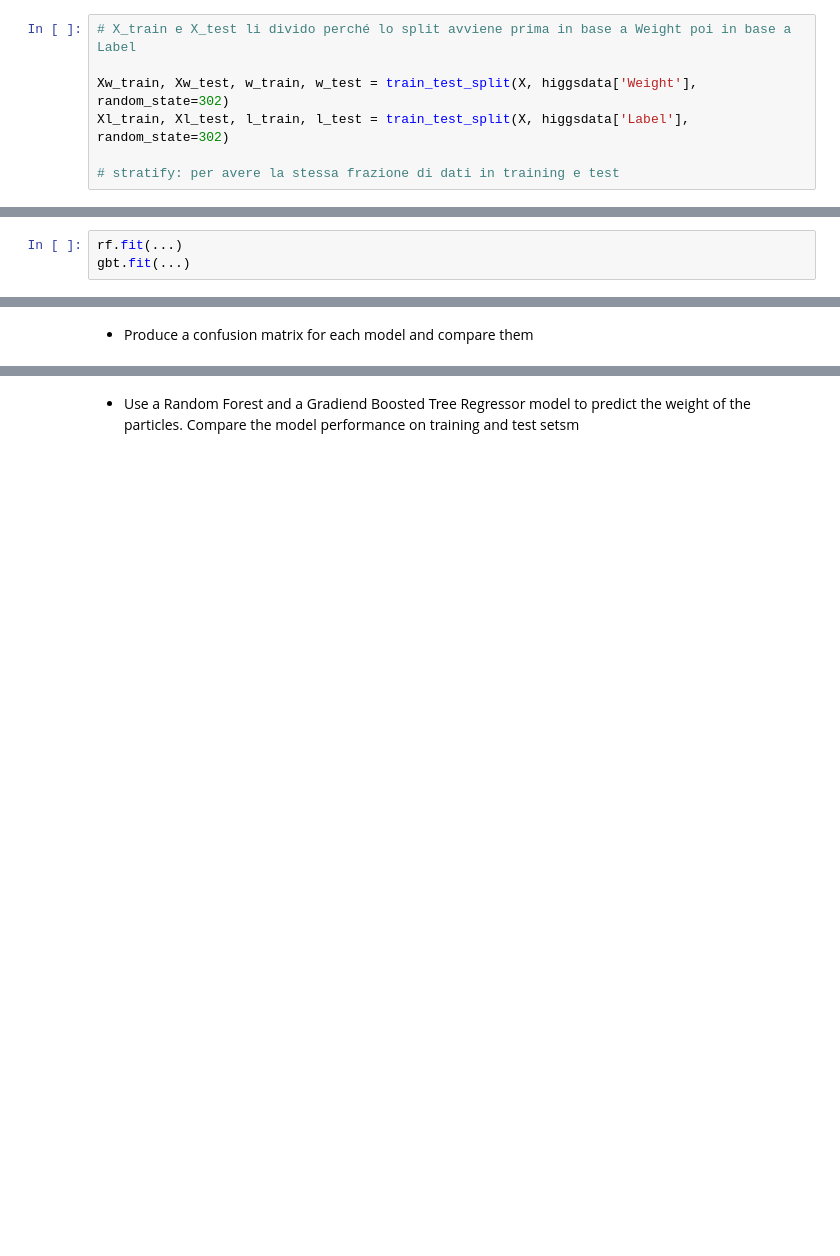
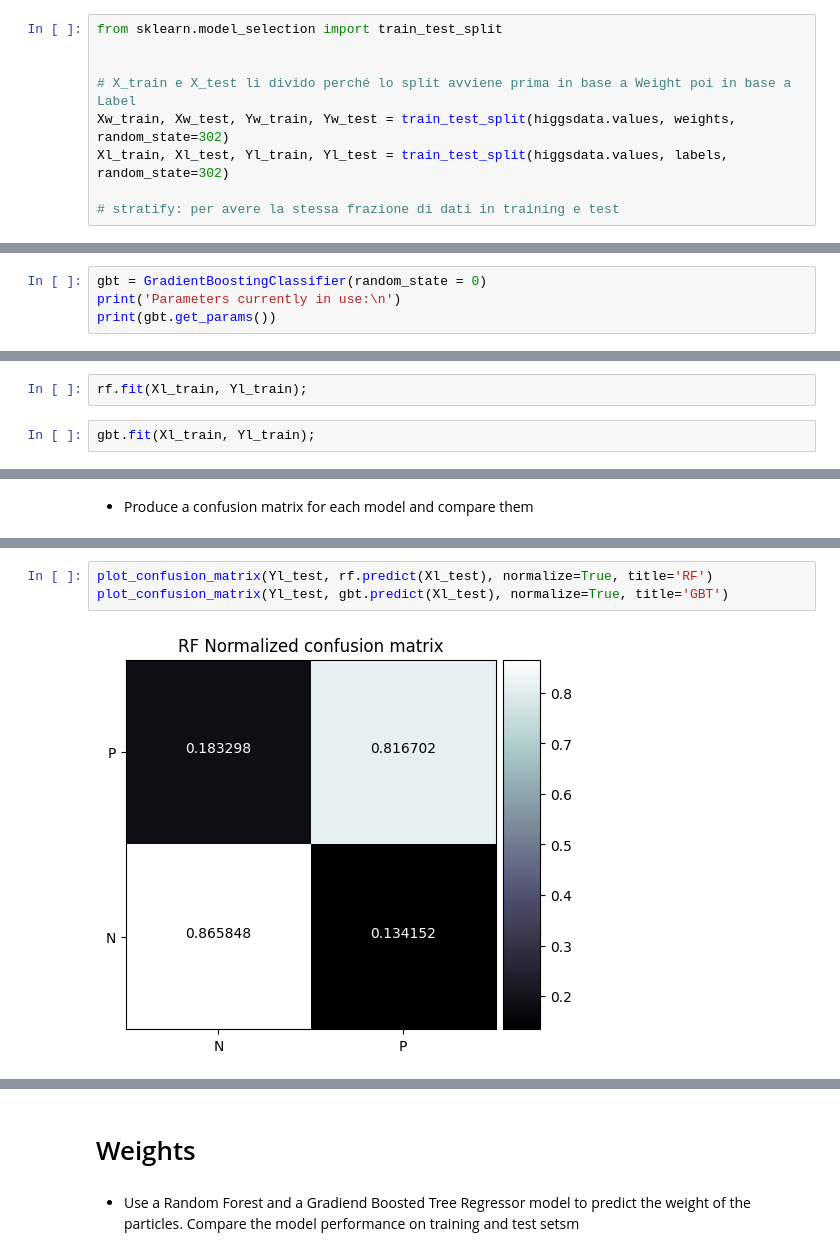
Before and after one commit to TheFox9711/MLPNS_LVolpi, a Jupyter notebook: higgsbosonSearch.ipynb, the cells around one changed output, grey strips where cells are left out. Drawn from its saved outputs; the diff is of its cells as text; blank space fills up the shorter version.

```diff
--- a/higgsbosonSearch.ipynb
+++ b/higgsbosonSearch.ipynb
@@ -272,10 +230,12 @@ for c in higgsdata.columns:
 # %% [markdown]
 # Train & Test
 # %%
+from sklearn.model_selection import train_test_split
+
+
 # X_train e X_test li divido perché lo split avviene prima in base a Weight poi in base a Label
-
-Xw_train, Xw_test, w_train, w_test = train_test_split(X, higgsdata['Weight'], random_state=302)
-Xl_train, Xl_test, l_train, l_test = train_test_split(X, higgsdata['Label'], random_state=302)
+Xw_train, Xw_test, Yw_train, Yw_test = train_test_split(higgsdata.values, weights, random_state=302)
+Xl_train, Xl_test, Yl_train, Yl_test = train_test_split(higgsdata.values, labels, random_state=302)
 
 # stratify: per avere la stessa frazione di dati in training e test
 # %% [markdown]
@@ -300,0 +258,4 @@ TypeError: ignored
+# %%
+gbt = GradientBoostingClassifier(random_state = 0)
+print('Parameters currently in use:\n')
+print(gbt.get_params())
@@ -301,5 +268,6 @@ TypeError: ignored
 # %%
-rf.fit(...)
-gbt.fit(...)
+rf.fit(Xl_train, Yl_train);
+# %%
+gbt.fit(Xl_train, Yl_train);
 # %% [markdown]
 calculate the  scores for the training and test sets and evaluate  overtraining etc
@@ -342,0 +338,5 @@ def plot_confusion_matrix(y_true, y_pred,
+# %%
+plot_confusion_matrix(Yl_test, rf.predict(Xl_test), normalize=True, title='RF')
+plot_confusion_matrix(Yl_test, gbt.predict(Xl_test), normalize=True, title='GBT')
+# %% [output]
+[figure, added]
@@ -343,3 +344,5 @@ def plot_confusion_matrix(y_true, y_pred,
+# %% [markdown]
+# Weights
 # %% [markdown]
 
 - Use a Random Forest and a Gradiend Boosted Tree Regressor model to predict the weight of the particles. Compare the model performance on training and test setsm
```
Also changed, not shown: parts of 54 cells of this notebook.
